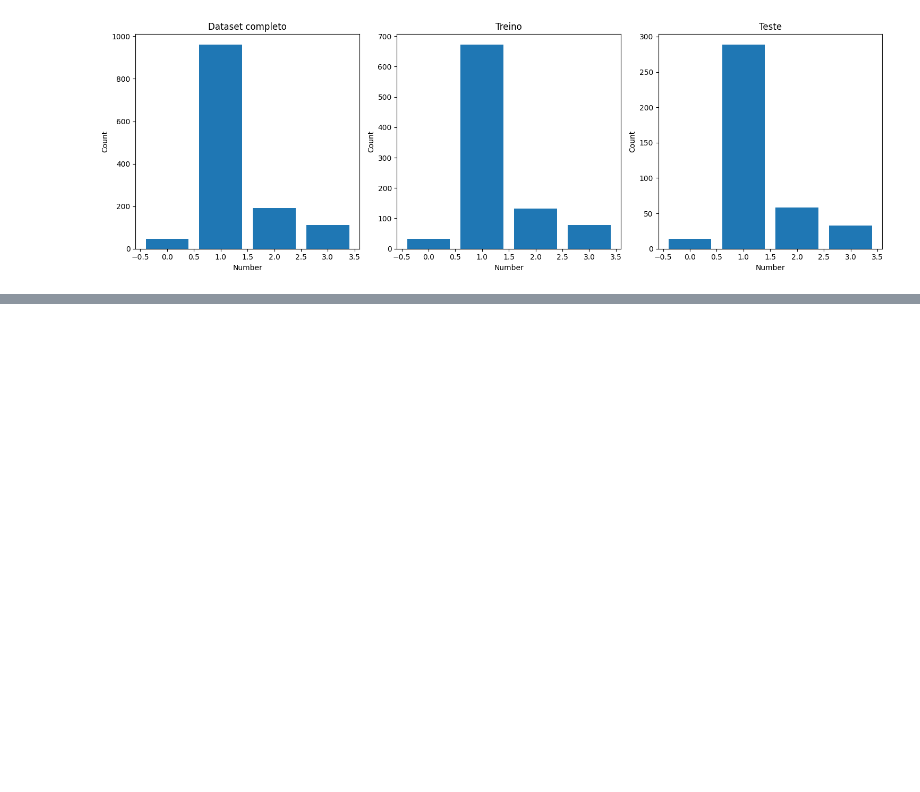
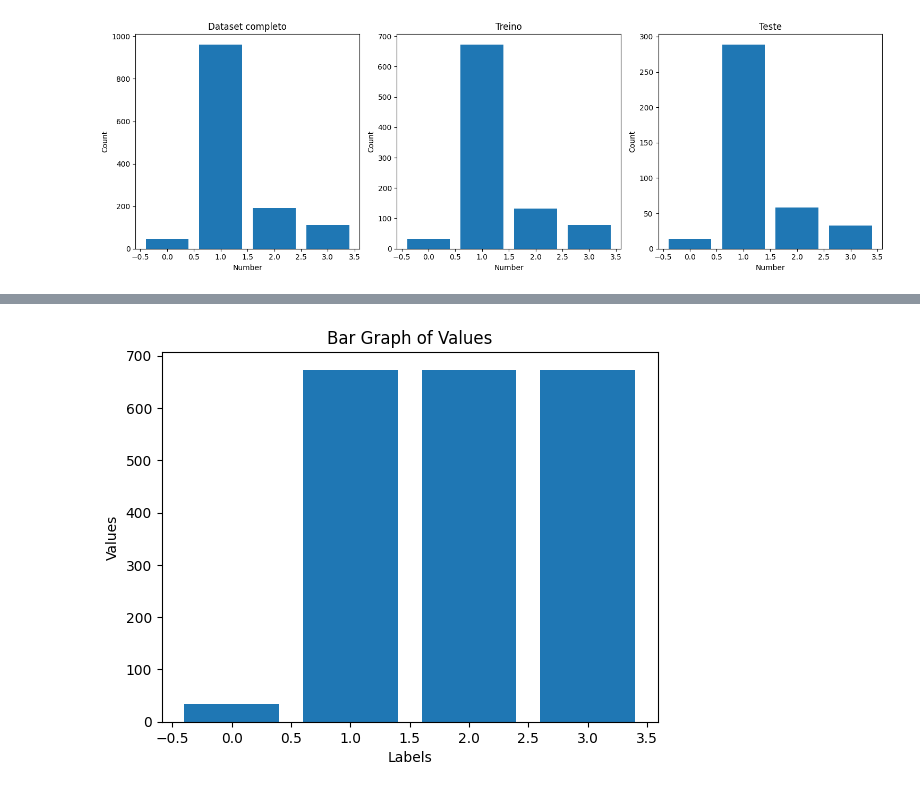
Before and after one commit to humbertonc/cerrado_classifier, a Jupyter notebook: Cópia_de_CerradoSatelliteImages.ipynb, the cells around one changed output, grey strips where cells are left out. Saved outputs shown, nothing was run; the diff lists cells and outputs as text; code cells hidden in the pictures; blank space fills up the shorter version.

```diff
--- a/Cópia_de_CerradoSatelliteImages.ipynb
+++ b/Cópia_de_CerradoSatelliteImages.ipynb
@@ -473,0 +570,19 @@ bright-False,expansion-False,median-True
+# %%
+# Count occurrences for each array
+counts2 = count_occurrences(augmented_train_dataset['label'])
+
+# Sort the counts by the number
+sorted_counts2 = dict(sorted(counts2.items()))
+labels, values = zip(*sorted_counts2.items())
+
+plt.bar(labels, values)
+
+# Optionally add labels and title to the graph
+plt.xlabel('Labels')
+plt.ylabel('Values')
+plt.title('Bar Graph of Values')
+
+# Display the plot
+plt.show()
+# %% [output]
+[figure, added]
```
Also changed, not shown: parts of 15 cells of this notebook.
